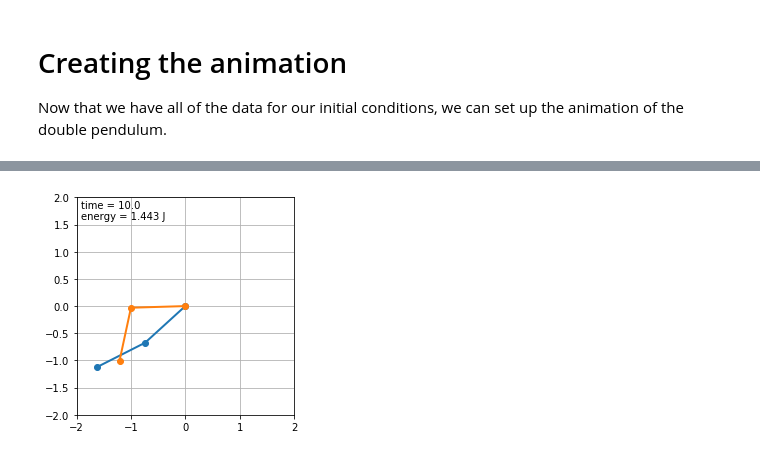
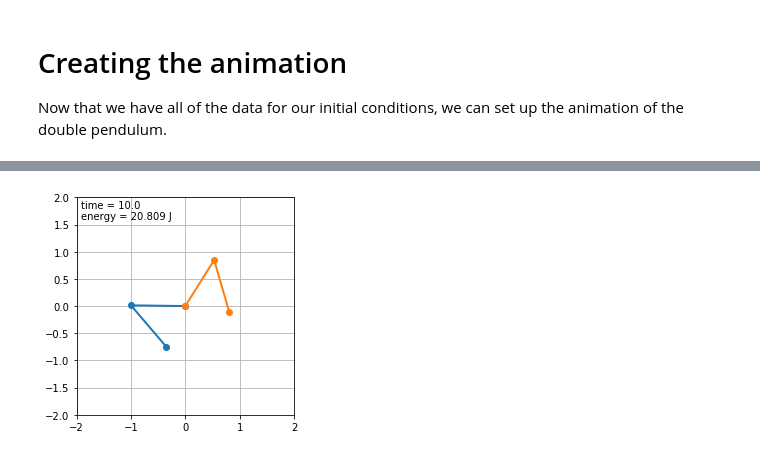
Before and after one commit to mattwilliams06/PythonAnimations, a Jupyter notebook: double_pendulum.ipynb, the cells around one changed output, grey strips where cells are left out. Drawn from its saved outputs; the diff is of its cells as text; code cells hidden in the pictures.

```diff
--- a/double_pendulum.ipynb
+++ b/double_pendulum.ipynb
@@ -139,7 +139,11 @@ class RK4:
 
     Init Parameters
     ---------------
-    derivatives: function or class instance.
+    derivatives: function or class instance. This returns the derivative of the state vector
+    params: dictionary. Contains the parameters to be passed to the derivatives function or instance.
+    One of the parameters must be the time increment, keyed as "dt"
+
+    The old state is passed as a call parameter in a loop, and the new state is returned
     '''
     def __init__(self, derivatives, params):
         self.derivatives = derivatives
@@ -160,7 +164,10 @@ class RK4:
         return new_state
 # %%
 class Derivatives:
-    ''' Derivative class for use in the Runge-Kutta algorithm'''
+    ''' Derivative class for the double-pendulum.
+    The current state is passed as a call parameter, and the derivatives of the state vector are returned.
+    The current time and parameter dictionary are also passed as call parameters.
+    '''
     def __init__(self):
         pass
 
@@ -234,8 +264,8 @@ class Pendulum:
 # parameters dictionary
 params = {'l1':1.0,'l2':1.0,'m1':1.0,'m2':1.0,'g':9.81,'dt':0.01}
 # Initial state, theta1 omega1 theta2 omega2
-state1 = np.array([235, 0, 0, 0])*np.pi/180
-state2 = np.array([235, 0, 0+1e-2, 0])*np.pi/180
+state1 = np.array([135, 0, 135, 0])*np.pi/180
+state2 = np.array([135, 0, 135+1e-2, 0])*np.pi/180
 tf = 10
 nt = int(tf/params['dt'])
 t = np.zeros(nt)
@@ -291,32 +311,32 @@ def init():
 
     '''initialize animation
     This init function inspired by Jake Vanderplas
     '''
     line1.set_data([], [])
     line2.set_data([], [])
     time_text.set_text('')
     energy_text.set_text('')
     return line1, line2, time_text, energy_text
 
 def animate(i):
     line1.set_data(xposition_pend2[i,:], yposition_pend2[i,:])
     line2.set_data(xposition_pend1[i,:], yposition_pend1[i,:])
     time_text.set_text(f'time = {t[i]:.1f}')
     energy_text.set_text(f'energy = {energy_pend1[i]:.3f} J')
     return line1, line2, time_text, energy_text
 
 # choose the interval based on dt and the time to animate one step
 # This step also taken from Jake Vanderplas
 from time import time
 t0 = time()
 animate(0)
 t1 = time()
 interval = 1000 * params['dt'] - (t1 - t0)
 
 ani = FuncAnimation(fig, animate, frames=nt,
                               interval=interval, blit=True, init_func=init)
-# ani.save('double_pendulum.mp4', dpi=200,fps=nt/tf)
+ani.save('double_pendulum.mp4', dpi=200,fps=nt/tf)
 HTML(ani.to_html5_video())
 # %% [output]
 [interactive output not drawn]
-[figure, old version]
+[figure, new version]
```
Also changed, not shown: parts of 3 cells of this notebook.
